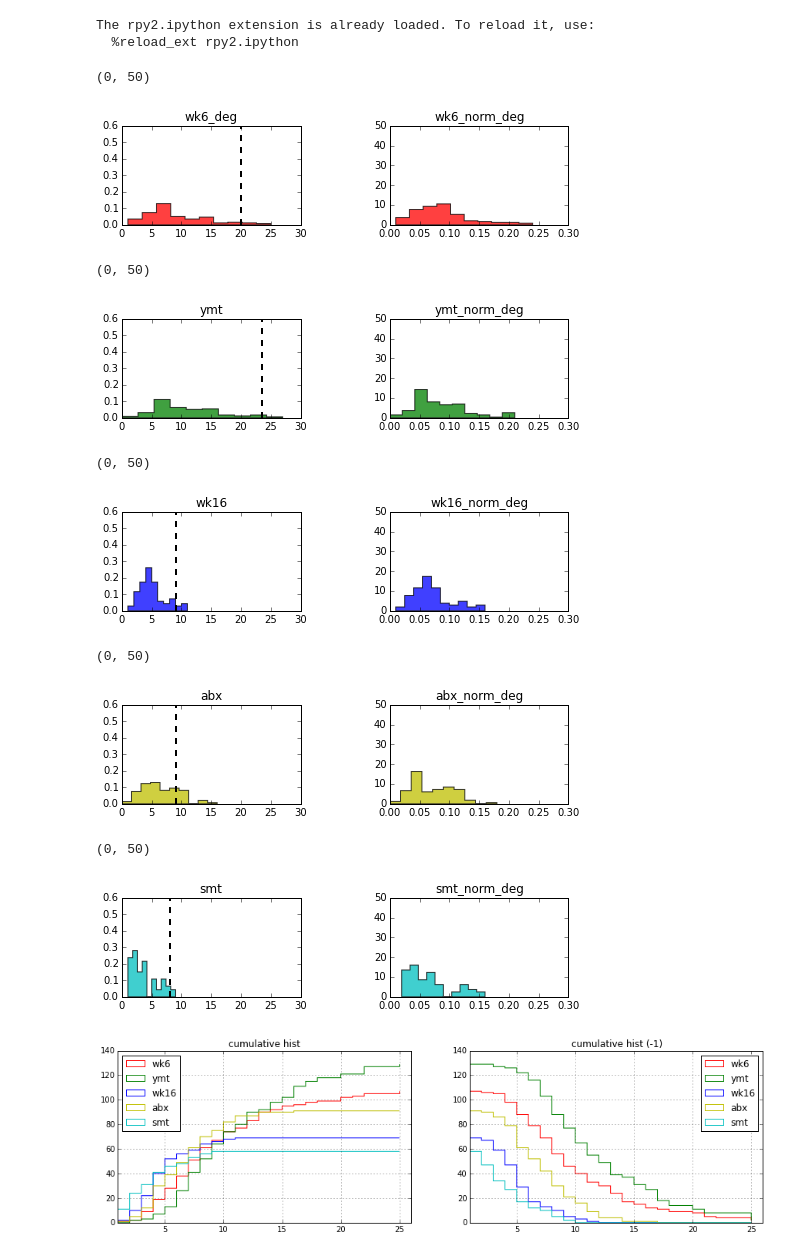
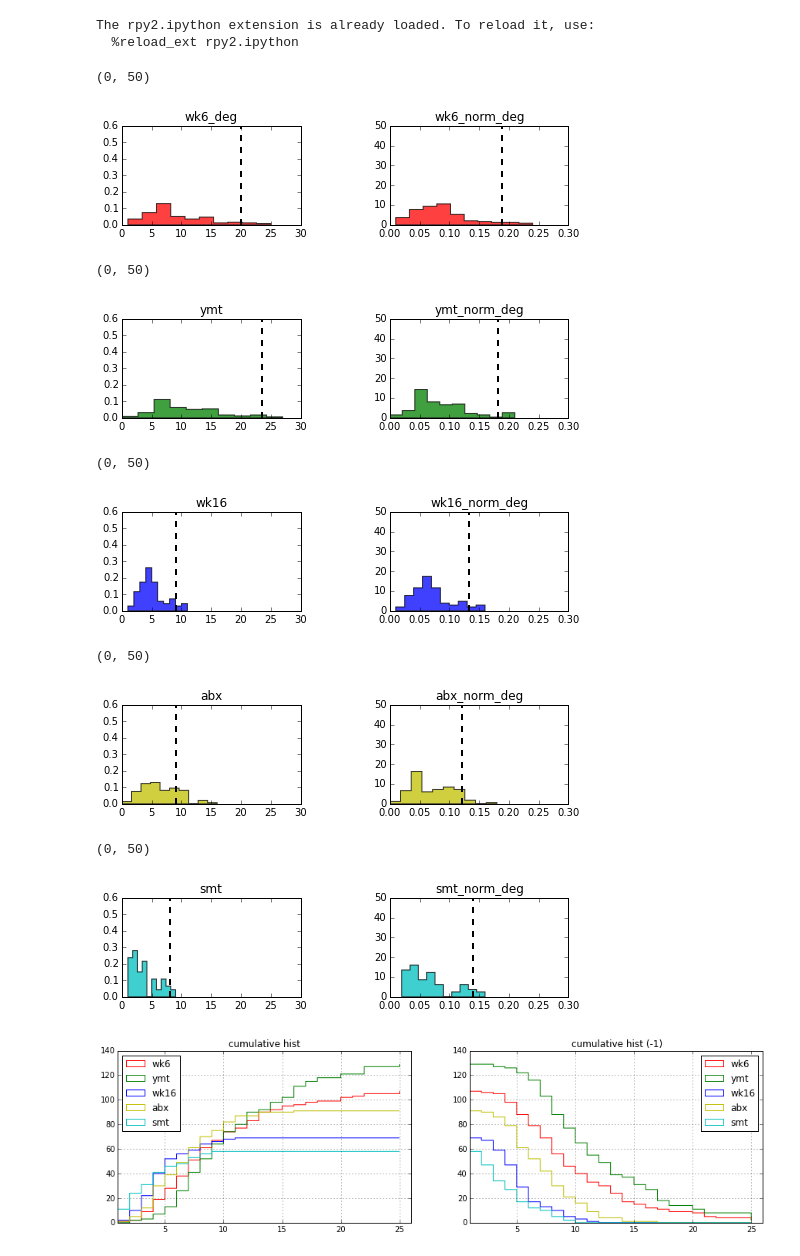
Before and after one commit to dvalenzano/uBiome_Network, a Jupyter notebook: Network_distribution_powerfit.ipynb, the cells around one changed output. Cells and saved outputs as stored; diff of their text form; code cells hidden in the pictures.

```diff
--- a/Network_distribution_powerfit.ipynb
+++ b/Network_distribution_powerfit.ipynb
@@ -24,25 +24,26 @@ smt_g = [i for i in genusarr[1:] if i[1] == 'SM']
 # %%
 plt.figure(figsize=(8,1))
 
 plt.subplot(1,2,1)
 
 n, bins, patches = plt.hist([int(i[0]) for i in wk6_g], 10, normed=1, facecolor='r', alpha=0.75, histtype='stepfilled')
 plt.title('wk6_deg')
 plt.subplots_adjust(top=1.5, hspace=0.8, wspace=0.5)
 #plt.axvline(np.percentile(np.array([int(i[0]) for i in wk6_g]), 90), color='k', linestyle='--', lw=2)
 plt.axvline(np.percentile(np.array([int(i[0]) for i in wk6_g]), 95), color='k', linestyle='--', lw=2)
 plt.xlim(0,30)
 plt.ylim(0,0.6)
 
 plt.subplot(1,2,2)
 plt.subplots_adjust(top=1.5, hspace=0.8, wspace=0.5)
+plt.axvline(np.percentile(np.array([float(i[2]) for i in wk6_g]), 95), color='k', linestyle='--', lw=2)
 n, bins, patches = plt.hist([round(float(i[2]), 2) for i in wk6_g], 10, normed=1, facecolor='r', alpha=0.75, histtype='stepfilled')
 plt.title('wk6_norm_deg')
 plt.xlim(0,0.3)
 plt.ylim(0,50)
 # %% [output]
 (0, 50)
-[figure, old version]
+[figure, new version]
 # %%
 plt.figure(figsize=(8,1))
 
@@ -58,11 +59,12 @@ plt.subplot(1,2,2)
 n, bins, patches = plt.hist([round(float(i[2]), 2) for i in ymt_g], 10, normed=1, facecolor='g', alpha=0.75, histtype='stepfilled')
 plt.title('ymt_norm_deg')
 plt.subplots_adjust(top=1.5, hspace=0.8, wspace=0.5)
+plt.axvline(np.percentile(np.array([float(i[2]) for i in ymt_g]), 95), color='k', linestyle='--', lw=2)
 plt.xlim(0,0.3)
 plt.ylim(0,50)
 # %% [output]
 (0, 50)
-[figure, old version]
+[figure, new version]
 # %%
 plt.figure(figsize=(8,1))
 
@@ -78,11 +80,12 @@ plt.subplot(1,2,2)
 n, bins, patches = plt.hist([round(float(i[2]), 2) for i in wk16_g], 10, normed=1, facecolor='b', alpha=0.75, histtype='stepfilled')
 plt.title('wk16_norm_deg')
 plt.subplots_adjust(top=1.5, hspace=0.8, wspace=0.5)
+plt.axvline(np.percentile(np.array([float(i[2]) for i in wk16_g]), 95), color='k', linestyle='--', lw=2)
 plt.xlim(0,0.3)
 plt.ylim(0,50)
 # %% [output]
 (0, 50)
-[figure, old version]
+[figure, new version]
 # %%
 plt.figure(figsize=(8,1))
 
@@ -98,11 +101,12 @@ plt.subplot(1,2,2)
 n, bins, patches = plt.hist([round(float(i[2]), 2) for i in abx_g], 10, normed=1, facecolor='y', alpha=0.75, histtype='stepfilled')
 plt.title('abx_norm_deg')
 plt.subplots_adjust(top=1.5, hspace=0.8, wspace=0.5)
+plt.axvline(np.percentile(np.array([float(i[2]) for i in abx_g]), 95), color='k', linestyle='--', lw=2)
 plt.xlim(0,0.3)
 plt.ylim(0,50)
 # %% [output]
 (0, 50)
-[figure, old version]
+[figure, new version]
 # %%
 plt.figure(figsize=(8,1))
 
@@ -118,11 +122,12 @@ plt.subplot(1,2,2)
 n, bins, patches = plt.hist([round(float(i[2]), 2) for i in smt_g], 10, normed=1, facecolor='c', alpha=0.75, histtype='stepfilled')
 plt.title('smt_norm_deg')
 plt.subplots_adjust(top=1.5, hspace=0.8, wspace=0.5)
+plt.axvline(np.percentile(np.array([float(i[2]) for i in smt_g]), 95), color='k', linestyle='--', lw=2)
 plt.xlim(0,0.3)
 plt.ylim(0,50)
 # %% [output]
 (0, 50)
-[figure, old version]
+[figure, new version]
 # %%
 bins = sorted([int(i[0]) for i in wk6_g]) + [np.inf]
 
```
